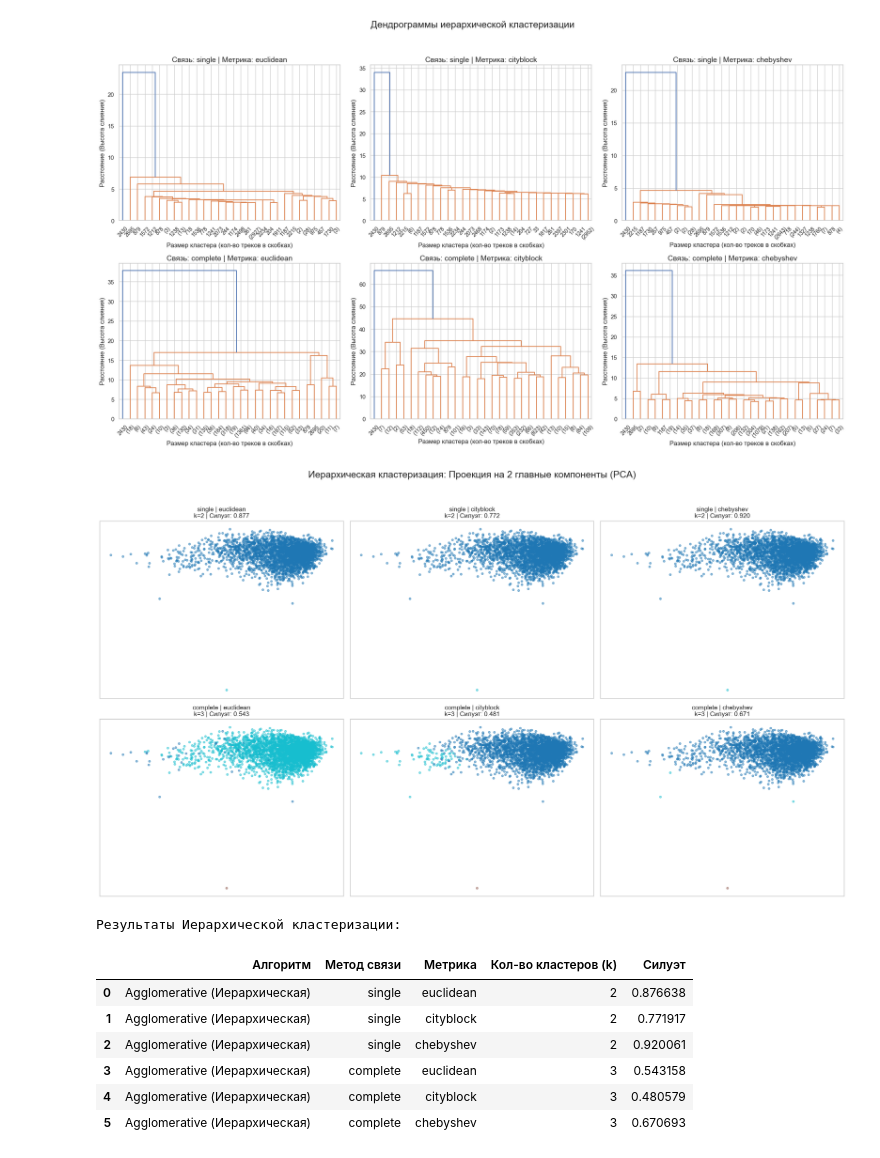
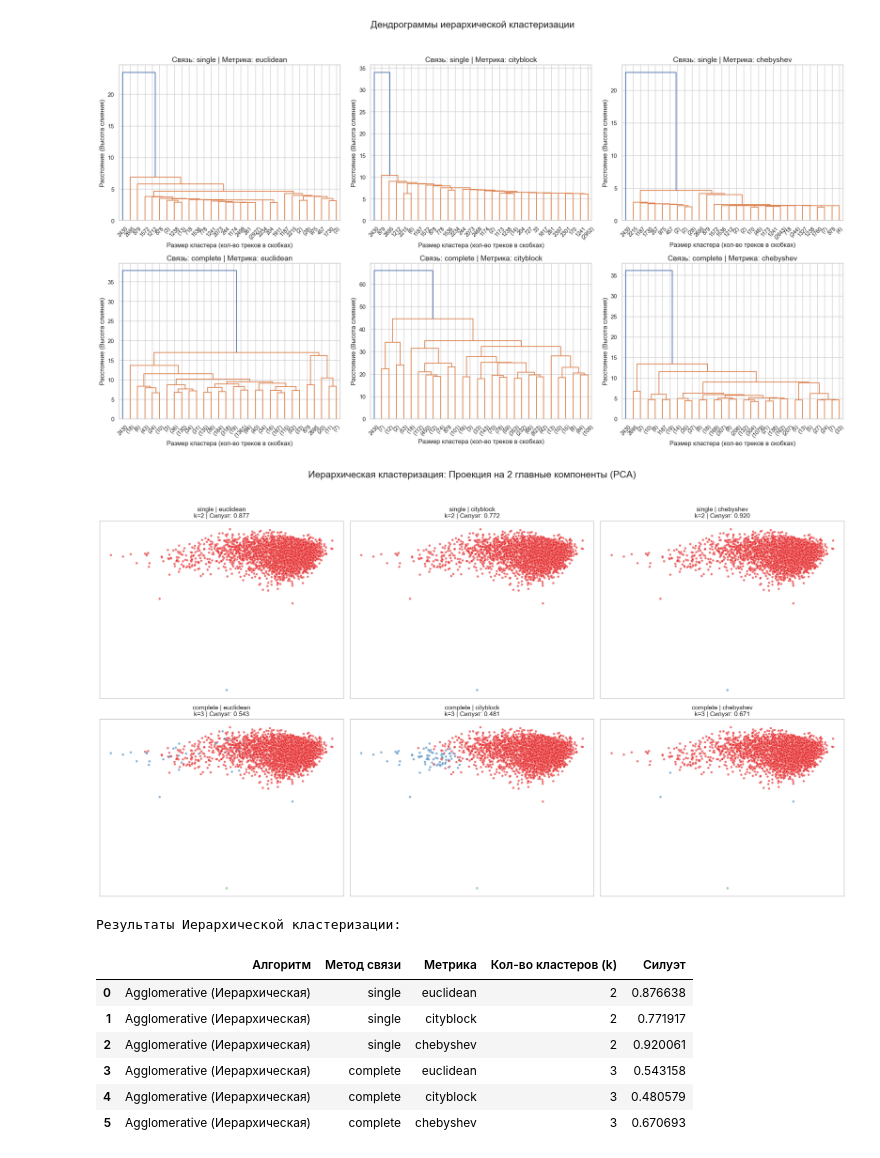
Before and after one commit to danyasedoy/UNI_MAD, a Jupyter notebook: LABWORK_4.ipynb, the cells around one changed output. Cells and saved outputs as stored; diff of their text form; code cells hidden in the pictures.

```diff
--- a/LABWORK_4.ipynb
+++ b/LABWORK_4.ipynb
@@ -106,35 +106,44 @@ for i, method in enumerate(methods):
         dict_key = f"{method}_{metric}"
         k = optimal_k[dict_key]
 
         # Запускаем кластеризацию
         cluster_model = AgglomerativeClustering(n_clusters=k, linkage=method, metric=metric)
         # Получаем метки для каждого трека
         cluster_labels = cluster_model.fit_predict(X)
 
         # Считаем коэффициент Силуэта
         silhouette = silhouette_score(X, cluster_labels, metric=metric)
         results_hierarchical.append({
             'Алгоритм': 'Agglomerative (Иерархическая)',
             'Метод связи': method,
             'Метрика': metric,
             'Кол-во кластеров (k)': k,
             'Силуэт': silhouette
         })
 
         ax = axes[i, j]
-        scatter = ax.scatter(X_pca_2d[:, 0], X_pca_2d[:, 1], c=cluster_labels, cmap='tab10', alpha=0.5, s=15)
+        sns.scatterplot(
+            x=X_pca_2d[:, 0],
+            y=X_pca_2d[:, 1],
+            hue=cluster_labels.astype(str),
+            palette='Set1',
+            alpha=0.6,
+            s=20,
+            legend=False,
+            ax=ax
+        )
         ax.set_title(f'{method} | {metric}\nk={k} | Силуэт: {silhouette:.3f}')
         ax.set_xticks([])
         ax.set_yticks([])
 
 plt.tight_layout(rect=[0, 0.03, 1, 0.95])
 plt.show()
 
 results_df = pd.DataFrame(results_hierarchical)
 print("Результаты Иерархической кластеризации:")
 display(results_df)
 # %% [output]
-[figure, old version]
+[figure, new version]
 Результаты Иерархической кластеризации:
 |  | Алгоритм | Метод связи | Метрика | Кол-во кластеров (k) | Силуэт |
 | 0 | Agglomerative (Иерархическая) | single | euclidean | 2 | 0.876638 |
```
Also changed, not shown: parts of 9 cells of this notebook, 1 other file.
